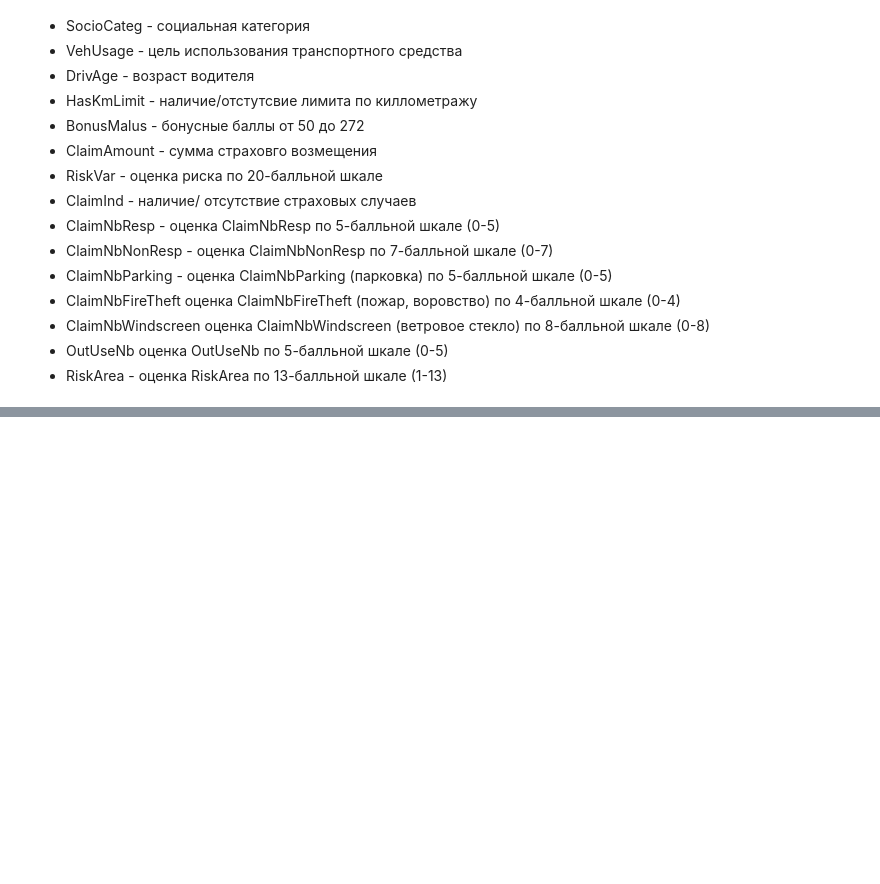
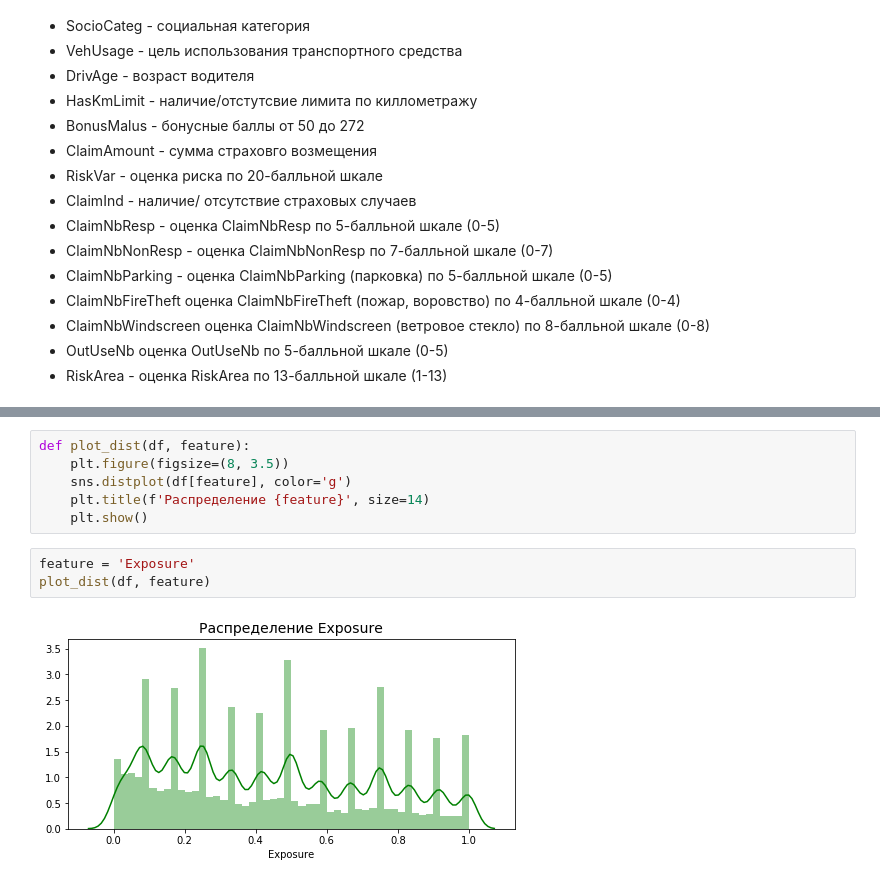
Before and after one commit to lyutov89/ML_in_production, a Jupyter notebook: lesson_6/lesson6-hw.ipynb, the cells around one changed output, grey strips where cells are left out. Saved outputs shown, nothing was run; the diff lists cells and outputs as text; blank space fills up the shorter version.

```diff
--- a/lesson_6/lesson6-hw.ipynb
+++ b/lesson_6/lesson6-hw.ipynb
@@ -76,0 +341,11 @@ df_group_age['AvgClaim'] = df_group_age.ClaimAmount / df_group_age.ClaimCount
+# %%
+def plot_dist(df, feature):
+    plt.figure(figsize=(8, 3.5))
+    sns.distplot(df[feature], color='g')
+    plt.title(f'Распределение {feature}', size=14)
+    plt.show()
+# %%
+feature = 'Exposure'
+plot_dist(df, feature)
+# %% [output]
+[figure, added]
```
Also changed, not shown: parts of 41 cells of this notebook.
